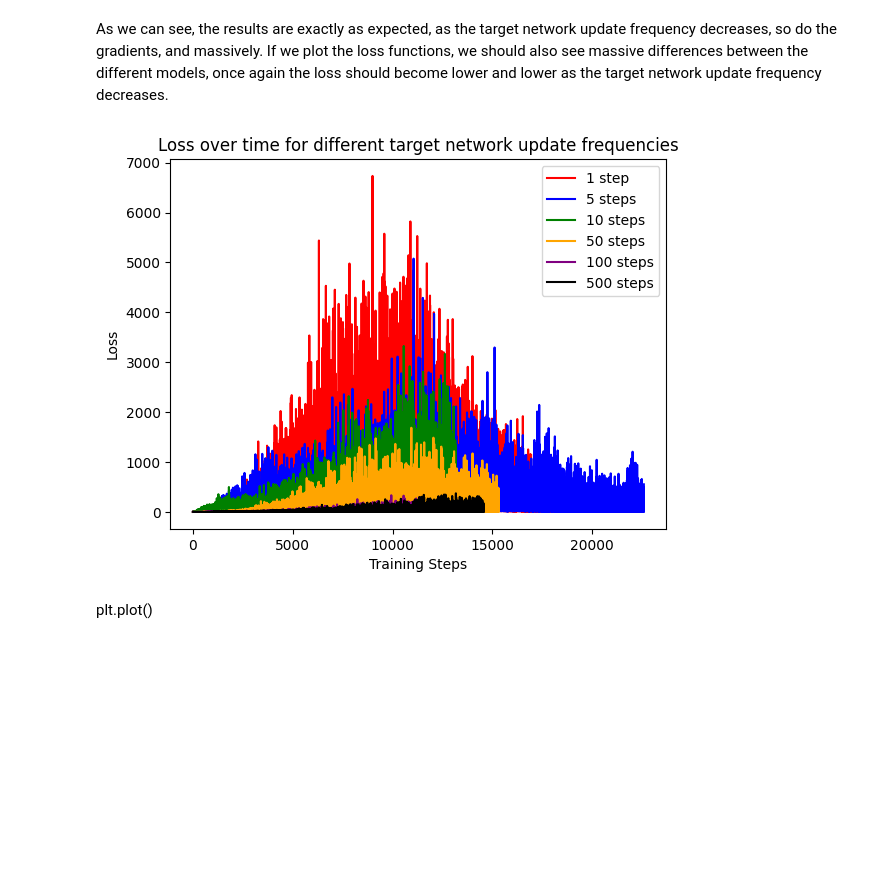
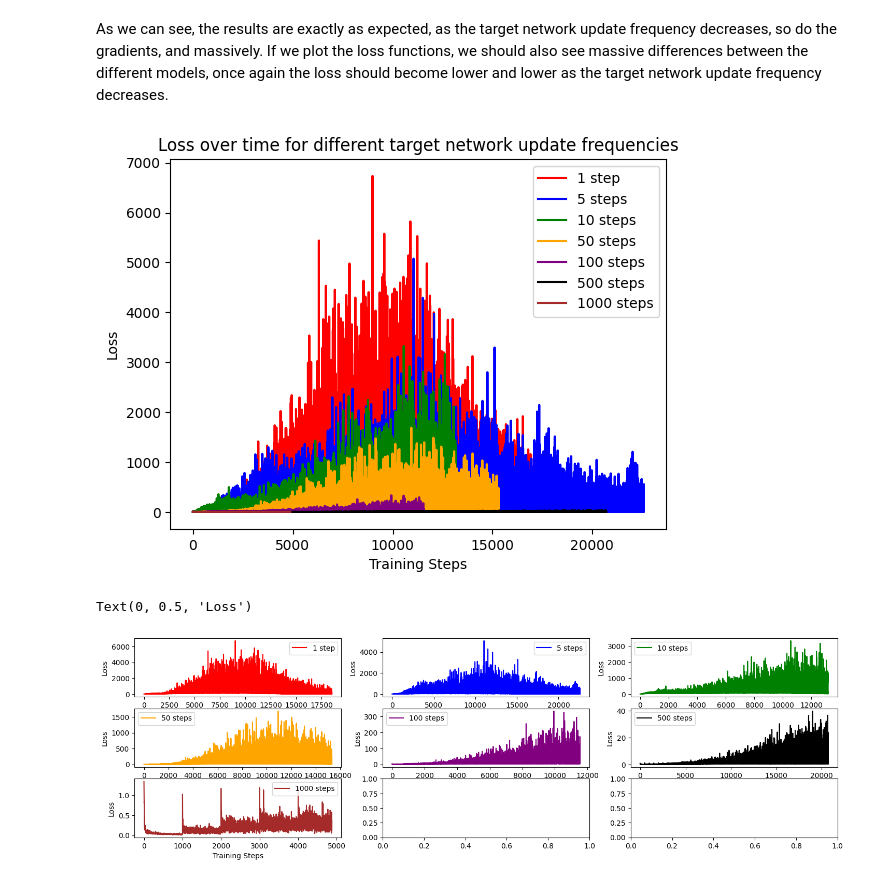
Before and after one commit to RodrigoCoelho7/VQC_Qlearning, a Jupyter notebook: data_analysis/target_network.ipynb, the cells around one changed output. Drawn from its saved outputs; the diff is of its cells as text; code cells hidden in the pictures; blank space fills up the shorter version.

Commit message:
Verified the difference target network does

```diff
--- a/data_analysis/target_network.ipynb
+++ b/data_analysis/target_network.ipynb
@@ -384,6 +469,7 @@ target_10steps_loss = target_10steps.get_loss()
 target_50steps_loss = target_50steps.get_loss()
 target_100steps_loss = target_100steps.get_loss()
 target_500steps_loss = target_500steps.get_loss()
+target_1000steps_loss = target_1000steps.get_loss()
 
 # Each loss is a list of 5 lists of different training steps, and we need to make them all the same length
 
@@ -393,36 +479,76 @@ min_length_10steps = min([len(target_10steps_loss[i]) for i in range(5)])
 min_length_50steps = min([len(target_50steps_loss[i]) for i in range(5)])
 min_length_100steps = min([len(target_100steps_loss[i]) for i in range(5)])
 min_length_500steps = min([len(target_500steps_loss[i]) for i in range(5)])
+min_length_1000steps = min([len(target_1000steps_loss[i]) for i in range(5)])
 
 for i in range(5):
     target_1step_loss[i] = target_1step_loss[i][:min_length_1step]
     target_10steps_loss[i] = target_10steps_loss[i][:min_length_10steps]
     target_50steps_loss[i] = target_50steps_loss[i][:min_length_50steps]
     target_100steps_loss[i] = target_100steps_loss[i][:min_length_100steps]
     target_500steps_loss[i] = target_500steps_loss[i][:min_length_500steps]
+    target_1000steps_loss[i] = target_1000steps_loss[i][:min_length_1000steps]
 
 for i in range(4):
     target_5steps_loss[i] = target_5steps_loss[i][:min_length_5steps]
 
 target_1step_loss_mean = np.mean(target_1step_loss, axis = 0)
 target_5steps_loss_mean = np.mean(target_5steps_loss, axis = 0)
 target_10steps_loss_mean = np.mean(target_10steps_loss, axis = 0)
 target_50steps_loss_mean = np.mean(target_50steps_loss, axis = 0)
 target_100steps_loss_mean = np.mean(target_100steps_loss, axis = 0)
 target_500steps_loss_mean = np.mean(target_500steps_loss, axis = 0)
+target_1000steps_loss_mean = np.mean(target_1000steps_loss, axis = 0)
 
 plt.plot(target_1step_loss_mean, color = "red", label="1 step")
 plt.plot(target_5steps_loss_mean, color = "blue", label="5 steps")
 plt.plot(target_10steps_loss_mean, color = "green", label="10 steps")
 plt.plot(target_50steps_loss_mean, color = "orange", label="50 steps")
 plt.plot(target_100steps_loss_mean, color = "purple", label="100 steps")
 plt.plot(target_500steps_loss_mean, color = "black", label="500 steps")
+plt.plot(target_1000steps_loss_mean, color = "brown", label="1000 steps")
 plt.legend()
 plt.xlabel("Training Steps")
 plt.ylabel("Loss")
 plt.title("Loss over time for different target network update frequencies")
 plt.show()
+
+fig, axs = plt.subplots(3,3, figsize=(17.5, 5))
+axs[0,0].plot(target_1step_loss_mean, color = "red", label="1 step")
+axs[0,0].legend()
+axs[0,0].set_xlabel("Training Steps")
+axs[0,0].set_ylabel("Loss")
+
+axs[0,1].plot(target_5steps_loss_mean, color = "blue", label="5 steps")
+axs[0,1].legend()
+axs[0,1].set_xlabel("Training Steps")
+axs[0,1].set_ylabel("Loss")
+
+axs[0,2].plot(target_10steps_loss_mean, color = "green", label="10 steps")
+axs[0,2].legend()
+axs[0,2].set_xlabel("Training Steps")
+axs[0,2].set_ylabel("Loss")
+
+axs[1,0].plot(target_50steps_loss_mean, color = "orange", label="50 steps")
+axs[1,0].legend()
+axs[1,0].set_xlabel("Training Steps")
+axs[1,0].set_ylabel("Loss")
+
+axs[1,1].plot(target_100steps_loss_mean, color = "purple", label="100 steps")
+axs[1,1].legend()
+axs[1,1].set_xlabel("Training Steps")
+axs[1,1].set_ylabel("Loss")
+
+axs[1,2].plot(target_500steps_loss_mean, color = "black", label="500 steps")
+axs[1,2].legend()
+axs[1,2].set_xlabel("Training Steps")
+axs[1,2].set_ylabel("Loss")
+
+axs[2,0].plot(target_1000steps_loss_mean, color = "brown", label="1000 steps")
+axs[2,0].legend()
+axs[2,0].set_xlabel("Training Steps")
+axs[2,0].set_ylabel("Loss")
 # %% [output]
-[figure, old version]
+[figure, new version]
+Text(0, 0.5, 'Loss')
+[figure, added]
-# %% [markdown]
-plt.plot()
```
Also changed, not shown: parts of 1 cell of this notebook.
